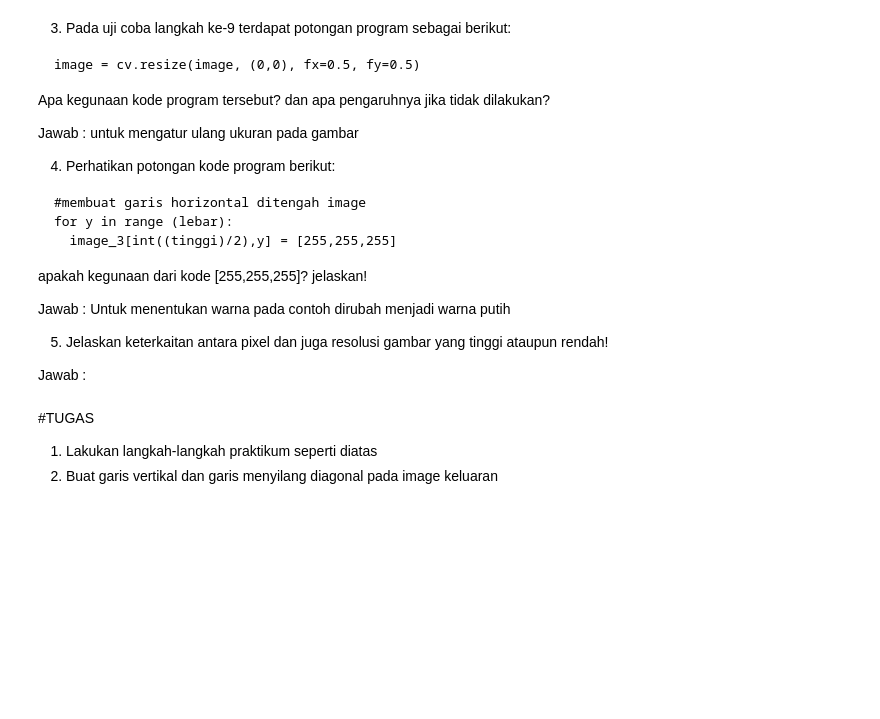
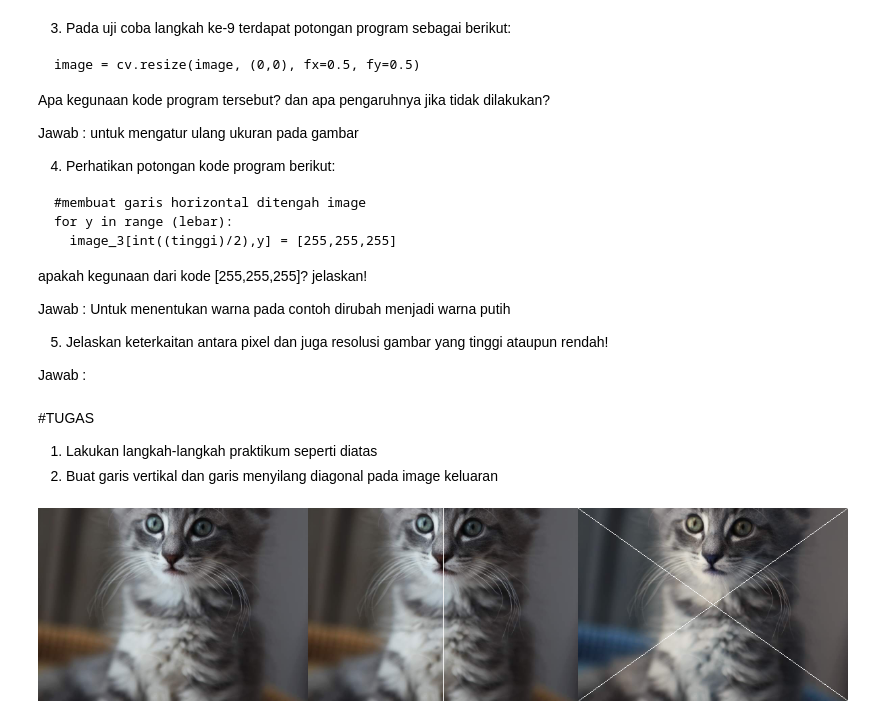
Before and after one commit to mukhammadarifin/PCVK_Genap_2021, a Jupyter notebook: Minggu_1.ipynb, the cells around one changed output. Cells and saved outputs as stored; diff of their text form; code cells hidden in the pictures; blank space fills up the shorter version.

```diff
--- a/Minggu_1.ipynb
+++ b/Minggu_1.ipynb
@@ -131,10 +131,16 @@ apakah kegunaan dari kode [255,255,255]? jelaskan!
 # %%
 image_2 = cv.cvtColor(image, cv.COLOR_BGR2RGB)
 image_4 = cv.cvtColor(image, cv.COLOR_BGR2RGB)
+image_5 = cv.cvtColor(image, cv.COLOR_BGR2RGB)
 
 #membuat garis horizontal ditengah image
-for y in range (tinggi):
-  image_4[int((lebar)/2),y] = [255,255,255]
+for x in range (tinggi):
+  image_4[x,int((lebar)/2)] = [255,255,255]
 
-final_frame = cv.hconcat((image_2, image_4))
+image_5 = cv.line(image, (0,0), (400,286), (255,255,255))
+image_5 = cv.line(image, (400,0), (0,286), (255,255,255))
+
+final_frame = cv.hconcat((image_2, image_4, image_5))
 cv2_imshow(final_frame)
+# %% [output]
+[figure, added]
```
Also changed, not shown: parts of 3 cells of this notebook.
